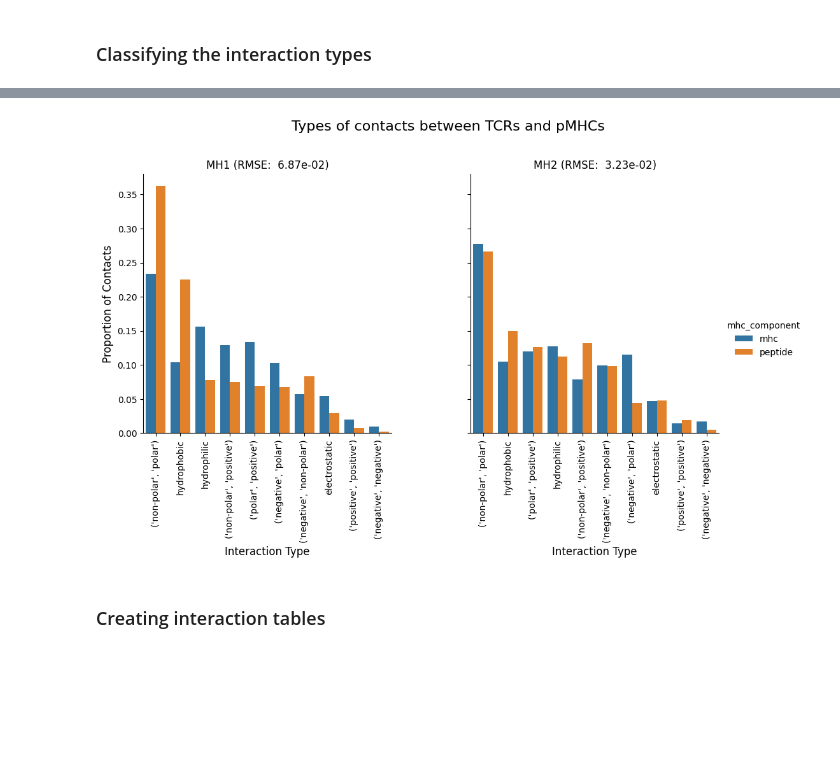
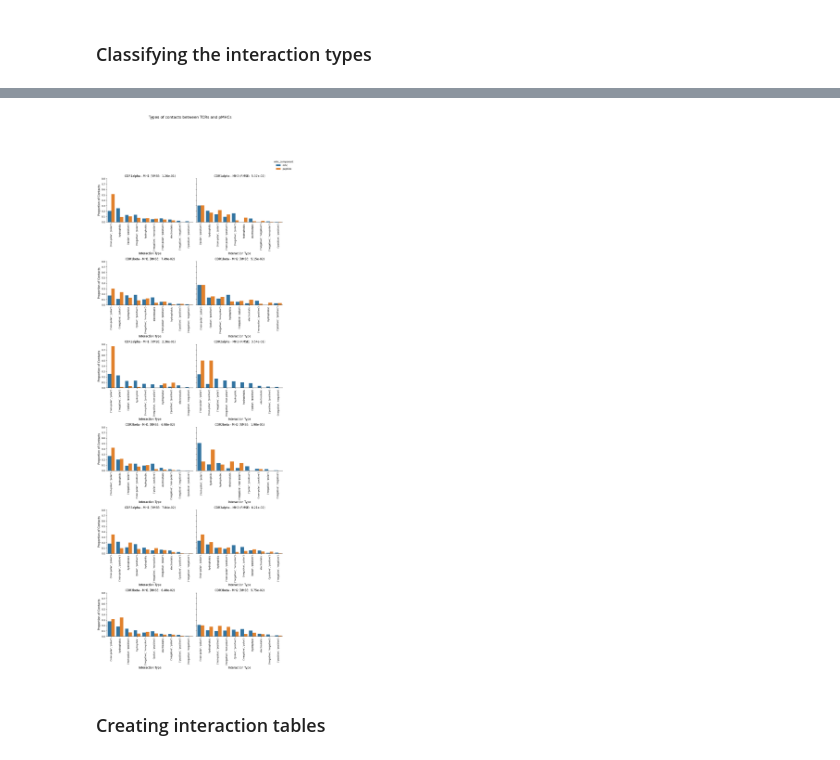
Before and after one commit to benjiemc/tcr-antigen-prediction, a Jupyter notebook: notebooks/compare_contacting_residue_identities.ipynb, the cells around one changed output, grey strips where cells are left out. Saved outputs shown, nothing was run; the diff lists cells and outputs as text; code cells hidden in the pictures; blank space fills up the shorter version.

```diff
--- a/notebooks/compare_contacting_residue_identities.ipynb
+++ b/notebooks/compare_contacting_residue_identities.ipynb
@@ -80,6 +183,8 @@ tcr_pmhc_contacting_residues['proportion_norm'] = tcr_pmhc_contacting_residues.g
 # %%
-tcr_pmhc_contacting_residues_agg = (
-    tcr_pmhc_contacting_residues.groupby(['mhc_type', 'mhc_component', 'interaction_classification'])['proportion_norm']
+tcr_pmhc_contacting_residues_cdr_type_agg = (
+    tcr_pmhc_contacting_residues.groupby(['mhc_type', 'mhc_component', 'cdr_type', 'interaction_classification'])[
+        'proportion_mhc_type_mhc_component_cdr_type_norm'
+    ]
     .sum()
     .reset_index()
 )
@@ -102,37 +207,57 @@ def _calculate_rmse(group: pd.DataFrame) -> float:
     group2 = group2.set_index('interaction_classification')
     group2 = group2.sort_index()
 
-    return np.sqrt(np.sum(np.square(group2['proportion_norm'] - group1['proportion_norm'])) / len(group1))
+    return np.sqrt(
+        np.sum(
+            np.square(
+                group2['proportion_mhc_type_mhc_component_cdr_type_norm']
+                - group1['proportion_mhc_type_mhc_component_cdr_type_norm']
+            )
+        )
+        / len(group1)
+    )
 
 
-rmses = tcr_pmhc_contacting_residues_agg.groupby('mhc_type').apply(_calculate_rmse, include_groups=False)
+rmses = tcr_pmhc_contacting_residues_cdr_type_agg.groupby(['mhc_type', 'cdr_type']).apply(
+    _calculate_rmse, include_groups=False
+)
 # %%
 grid = sns.catplot(
-    tcr_pmhc_contacting_residues_agg,
+    tcr_pmhc_contacting_residues_cdr_type_agg,
+    row='cdr_type',
     col='mhc_type',
     hue='mhc_component',
     x='interaction_classification',
-    y='proportion_norm',
+    y='proportion_mhc_type_mhc_component_cdr_type_norm',
     kind='bar',
     sharex=False,
 )
-
 
 for i, ax in enumerate(grid.axes.flat):
     plt.setp(ax.get_xticklabels(), rotation=90)
     ax.set_xlabel('Interaction Type', fontsize=12)
 
-    if i == 0:
+    if i % 2 == 0:
         ax.set_ylabel('Proportion of Contacts', fontsize=12)
 
-for ax, title in zip(grid.axes.flat, grid.col_names, strict=True):
-    ax.set_title(f'{title} (RMSE: {rmses[title]: .2e})')
+for i, ax in enumerate(grid.axes.flat):
+    row_idx = i // len(grid.col_names)
+    col_idx = i % len(grid.col_names)
+
+    cdr_type = grid.row_names[row_idx]
+    mhc_type = grid.col_names[col_idx]
+
+    rmse = rmses[mhc_type][cdr_type]
+
+    ax.set_title(f'{cdr_type} - {mhc_type} (RMSE: {rmse: .2e})')
 
 plt.suptitle('Types of contacts between TCRs and pMHCs', y=1.10, fontsize=16)
+plt.tight_layout()
+grid.legend.set_bbox_to_anchor((1.05, 1))
 
 plt.show()
 # %% [output]
-[figure, old version]
+[figure, new version]
 # %% [markdown]
 ### Creating interaction tables
 # %%
```
Also changed, not shown: parts of 14 cells of this notebook, 1 other file.
